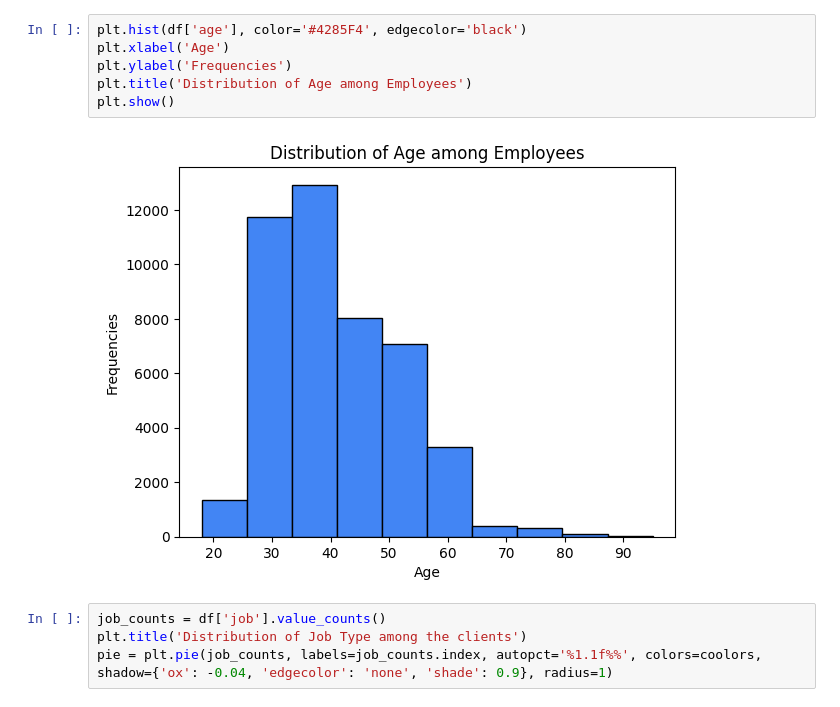
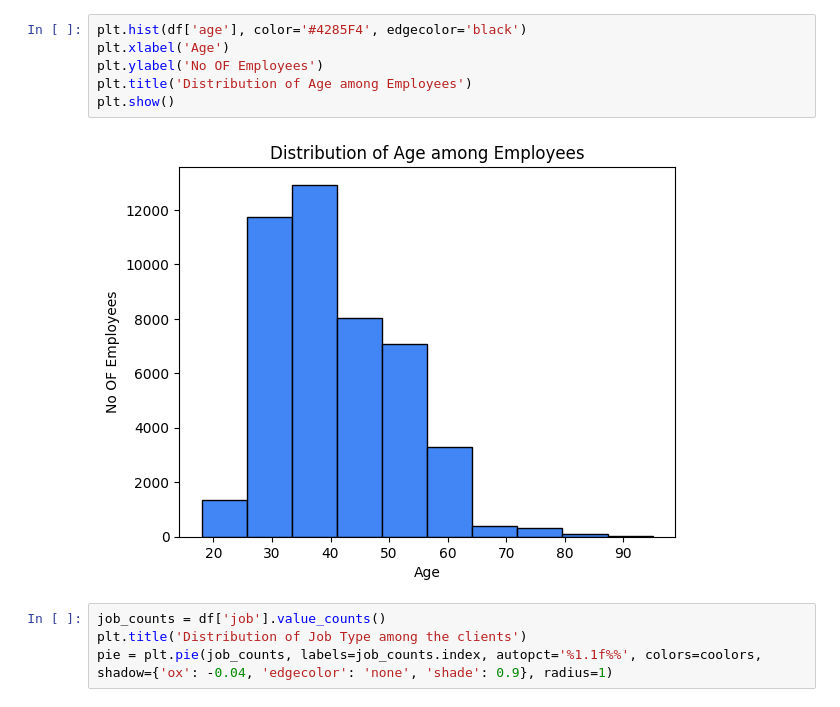
Before and after one commit to devdharaiya/Coding, a Jupyter notebook: Finlatics/Project 1.ipynb, the cells around one changed output. Drawn from its saved outputs; the diff is of its cells as text.

```diff
--- a/Finlatics/Project 1.ipynb
+++ b/Finlatics/Project 1.ipynb
@@ -7,11 +15,11 @@ coolors = ['#4285F4', '#EA4335', '#34A853','#FBBC05', '#405DE6', '#833AB4', '#E1
 # %%
 plt.hist(df['age'], color='#4285F4', edgecolor='black')
 plt.xlabel('Age')
-plt.ylabel('Frequencies')
+plt.ylabel('No OF Employees')
 plt.title('Distribution of Age among Employees')
 plt.show()
 # %% [output]
-[figure, old version]
+[figure, new version]
 # %%
 job_counts = df['job'].value_counts()
 plt.title('Distribution of Job Type among the clients')
```
Also changed, not shown: parts of 7 cells of this notebook.
